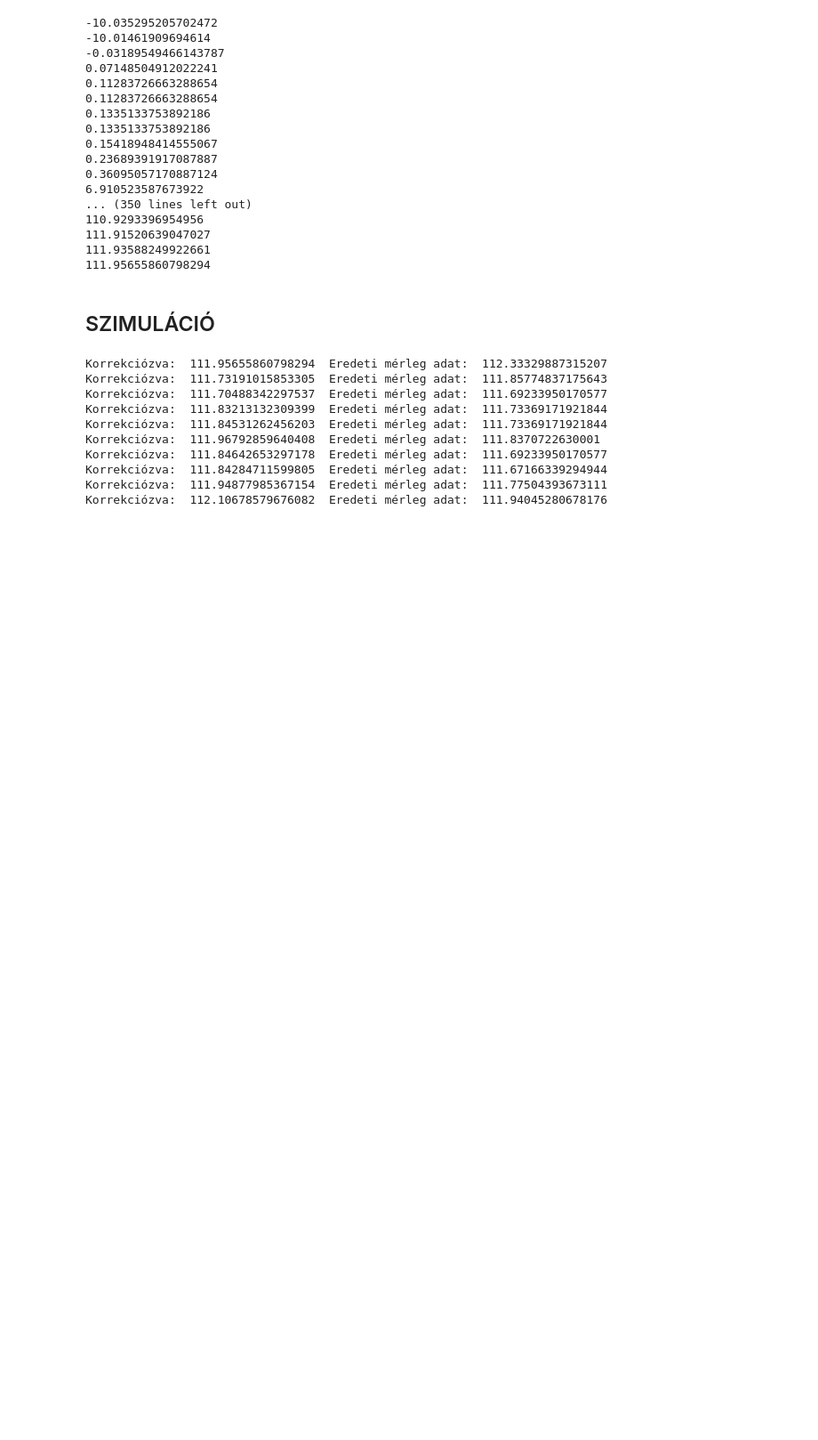
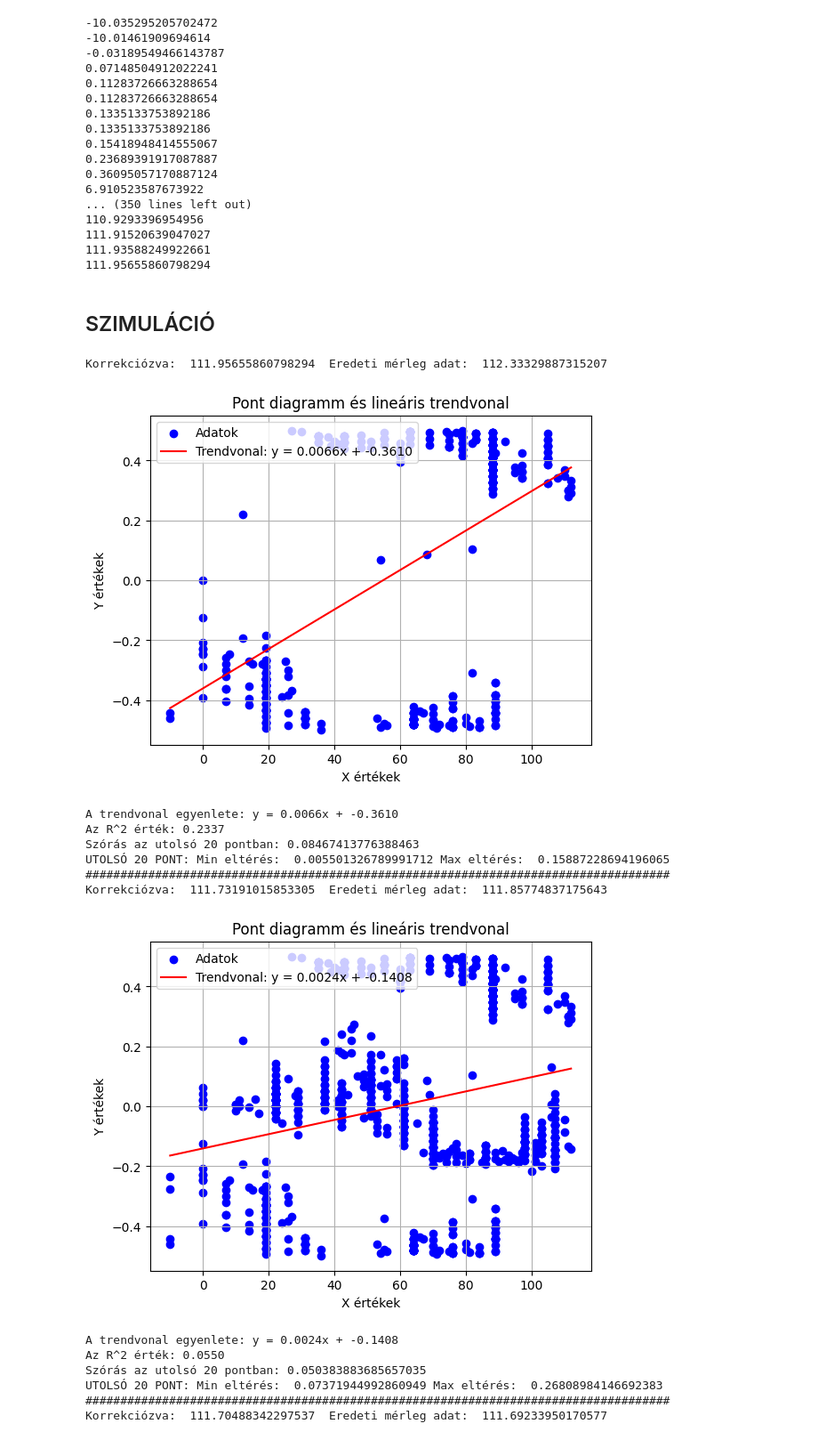
Before and after one commit to lakatosgabor/meres_szimulacio, a Jupyter notebook: KPS9_merleg_szimuláció.ipynb, the cells around one changed output. Shown at 89% size. Drawn from its saved outputs; the diff is of its cells as text; code cells hidden in the pictures; blank space fills up the shorter version.

```diff
--- a/KPS9_merleg_szimuláció.ipynb
+++ b/KPS9_merleg_szimuláció.ipynb
@@ -1010,39 +1001,48 @@ end_times = [
 ]
 
 tara_weigth = [
   1370, 1347, 1361, 1355, 1348, 1347, 1350, 1356, 1351, 1342
 ]
 
 merleg_db = np.array([])  # A mérlegből beérkező darabszám, nettó tömeg / termék súly
 darab = np.array([])  # A mérlegből beérkezett darabszám kerekítve
 product_weight = 48.365
 
 # Feltételezve, hogy a start_times és end_times listák azonos hosszúságúak
 for idx, (start_time, end_time) in enumerate(zip(start_times, end_times)):
     merleg_g_list = merleg_adatok(file_path, start_time, end_time)
 
     for netto_suly in merleg_g_list:
         # Indexelés a tara_weigth listában az aktuális ciklus indexével
         tara = tara_weigth[idx]
 
         merleg_db = np.append(merleg_db, (netto_suly - tara) / product_weight)
         darab = np.append(darab, np.round((netto_suly - tara) / product_weight))
 
     x = darab
     y = merleg_db
+    maradek = merleg_db - darab
 
     a, b = correction_function(x, y)
 
     correction_value = merleg_db - b + a * darab
     print("Korrekciózva: ", correction_value[-1], " Eredeti mérleg adat: ", merleg_db[-1])
+    show_error_function(x, maradek)
+
+    print("####################################################################################")
 # %% [output]
 Korrekciózva:  111.95655860798294  Eredeti mérleg adat:  112.33329887315207
-Korrekciózva:  111.73191015853305  Eredeti mérleg adat:  111.85774837175643
-Korrekciózva:  111.70488342297537  Eredeti mérleg adat:  111.69233950170577
-Korrekciózva:  111.83213132309399  Eredeti mérleg adat:  111.73369171921844
-Korrekciózva:  111.84531262456203  Eredeti mérleg adat:  111.73369171921844
-Korrekciózva:  111.96792859640408  Eredeti mérleg adat:  111.8370722630001
-Korrekciózva:  111.84642653297178  Eredeti mérleg adat:  111.69233950170577
-Korrekciózva:  111.84284711599805  Eredeti mérleg adat:  111.67166339294944
-Korrekciózva:  111.94877985367154  Eredeti mérleg adat:  111.77504393673111
-Korrekciózva:  112.10678579676082  Eredeti mérleg adat:  111.94045280678176
+[figure, added]
+A trendvonal egyenlete: y = 0.0066x + -0.3610
+Az R^2 érték: 0.2337
+Szórás az utolsó 20 pontban: 0.08467413776388463
+UTOLSÓ 20 PONT: Min eltérés:  0.005501326789991712 Max eltérés:  0.15887228694196065
+####################################################################################
+Korrekciózva:  111.73191015853305  Eredeti mérleg adat:  111.85774837175643
+[figure, added]
+A trendvonal egyenlete: y = 0.0024x + -0.1408
+Az R^2 érték: 0.0550
+Szórás az utolsó 20 pontban: 0.050383883685657035
+UTOLSÓ 20 PONT: Min eltérés:  0.07371944992860949 Max eltérés:  0.26808984146692383
+####################################################################################
+Korrekciózva:  111.70488342297537  Eredeti mérleg adat:  111.69233950170577
```
Also changed, not shown: parts of 2 cells of this notebook.
